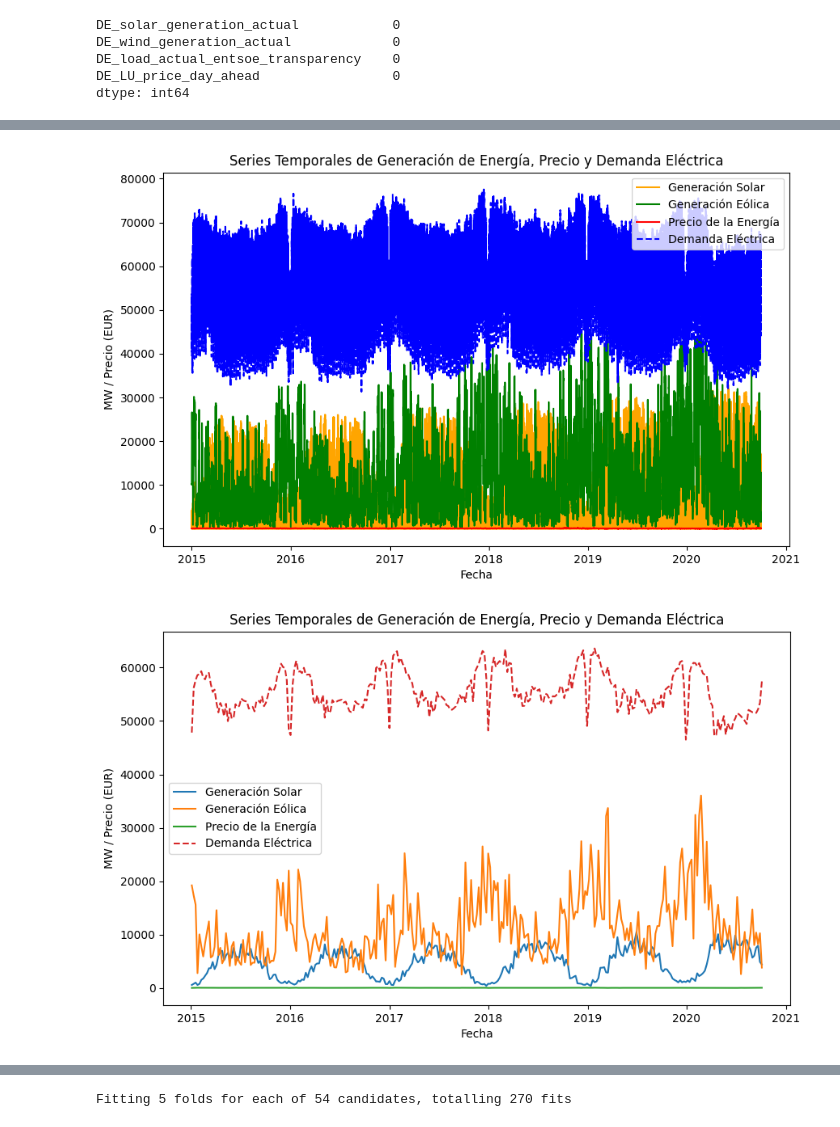
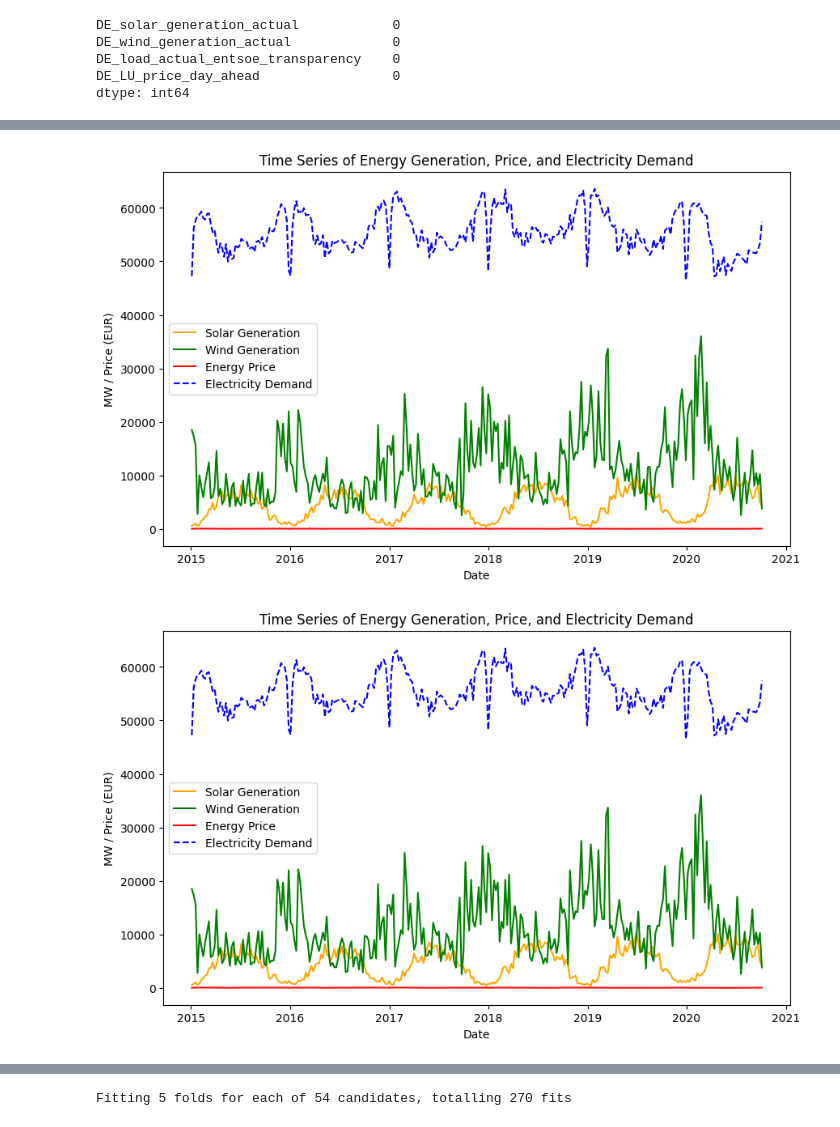
Before and after one commit to spectrox0/master-tfm, a Jupyter notebook: src/notebooks/XGBoost Model/XGBoost_Model.ipynb, the cells around one changed output, grey strips where cells are left out. Cells and saved outputs as stored; diff of their text form; code cells hidden in the pictures.

```diff
--- a/src/notebooks/XGBoost Model/XGBoost_Model.ipynb
+++ b/src/notebooks/XGBoost Model/XGBoost_Model.ipynb
@@ -10,3 +11,9 @@ import matplotlib.pyplot as plt
 # %%
-# Cargar los datos
-data = pd.read_csv('processed_data_final.csv', parse_dates=['utc_timestamp'], index_col='utc_timestamp')
+# Load the data
+data = load_time_series_60min()
+# %%
+# Filter relevant columns
+columns_of_interest = ['DE_solar_generation_actual', 'DE_wind_generation_actual', 'DE_load_actual_entsoe_transparency', 'DE_LU_price_day_ahead']
+data = data[columns_of_interest]
+data = data.resample('W').mean()
+data.head(10)
@@ -80,35 +100,35 @@ data.describe()
 # %%
-# Asignar colores específicos a cada serie
+# Assign specific colors to each series
 plt.figure(figsize=(10, 6))
-# Generación Solar en azul
-plt.plot(data.index, data['DE_solar_generation_actual'], label='Generación Solar', color='orange')
-# Generación Eólica en naranja
-plt.plot(data.index, data['DE_wind_generation_actual'], label='Generación Eólica', color='green')
-# Precio de la Energía en verde
-plt.plot(data.index, data['DE_LU_price_day_ahead'], label='Precio de la Energía', color='red')
-# Demanda Eléctrica en rojo (línea punteada)
-plt.plot(data.index, data['DE_load_actual_entsoe_transparency'], label='Demanda Eléctrica', color='blue', linestyle='--')
-# Título y etiquetas de los ejes
-plt.title('Series Temporales de Generación de Energía, Precio y Demanda Eléctrica')
-plt.xlabel('Fecha')
-plt.ylabel('MW / Precio (EUR)')
+# Solar Generation in blue
+plt.plot(data.index, data['DE_solar_generation_actual'], label='Solar Generation', color='orange')
+# Wind Generation in orange
+plt.plot(data.index, data['DE_wind_generation_actual'], label='Wind Generation', color='green')
+# Energy Price in red
+plt.plot(data.index, data['DE_LU_price_day_ahead'], label='Energy Price', color='red')
+# Electricity Demand in blue (dashed line)
+plt.plot(data.index, data['DE_load_actual_entsoe_transparency'], label='Electricity Demand', color='blue', linestyle='--')
+# Title and axis labels
+plt.title('Time Series of Energy Generation, Price, and Electricity Demand')
+plt.xlabel('Date')
+plt.ylabel('MW / Price (EUR)')
 plt.legend()
 plt.show()
 # %% [output]
-[figure, old version]
+[figure, new version]
 # %%
 data = data.resample('W').mean()
 # %%
 plt.figure(figsize=(10, 6))
-plt.plot(data.index, data['DE_solar_generation_actual'], label='Generación Solar')
-plt.plot(data.index, data['DE_wind_generation_actual'], label='Generación Eólica')
-plt.plot(data.index, data['DE_LU_price_day_ahead'], label='Precio de la Energía')
-plt.plot(data.index, data['DE_load_actual_entsoe_transparency'], label='Demanda Eléctrica', linestyle='--')
-plt.title('Series Temporales de Generación de Energía, Precio y Demanda Eléctrica')
-plt.xlabel('Fecha')
-plt.ylabel('MW / Precio (EUR)')
+plt.plot(data.index, data['DE_solar_generation_actual'], label='Solar Generation', color='orange')
+plt.plot(data.index, data['DE_wind_generation_actual'], label='Wind Generation', color='green')
+plt.plot(data.index, data['DE_LU_price_day_ahead'], label='Energy Price', color='red')
+plt.plot(data.index, data['DE_load_actual_entsoe_transparency'], label='Electricity Demand', linestyle='--', color='blue')
+plt.title('Time Series of Energy Generation, Price, and Electricity Demand')
+plt.xlabel('Date')
+plt.ylabel('MW / Price (EUR)')
 plt.legend()
 plt.show()
 # %% [output]
-[figure, old version]
+[figure, new version]
 # %%
```
Also changed, not shown: parts of 50 cells of this notebook, 1 other file.
